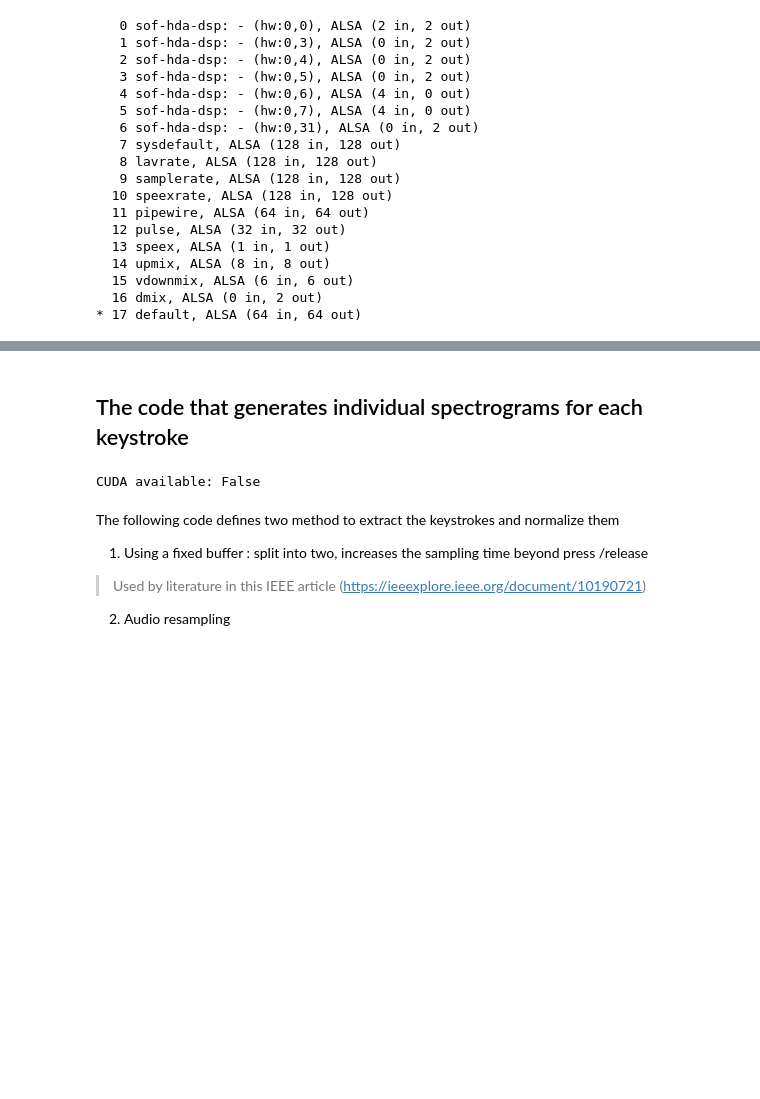
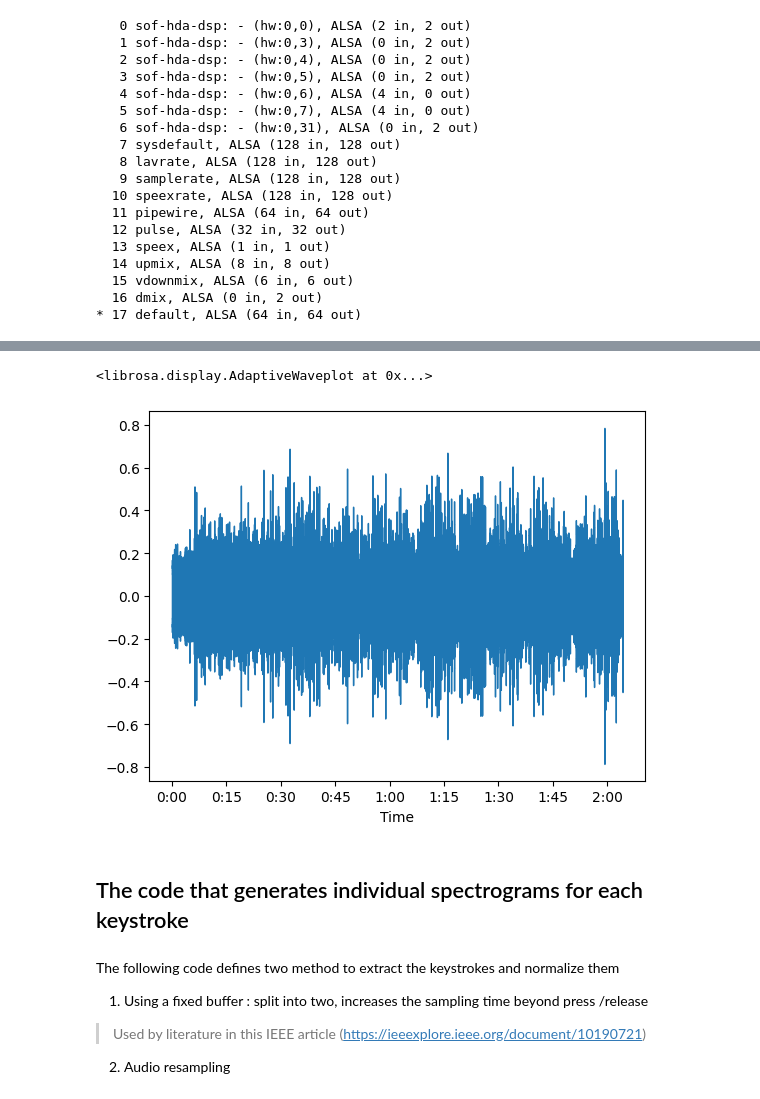
Before and after one commit to Oscar-T24/MAIS202-FinalProject, a Jupyter notebook: code/audio_sampling.ipynb, the cells around one changed output, grey strips where cells are left out. Cells and saved outputs as stored; diff of their text form; code cells hidden in the pictures; blank space fills up the shorter version.

```diff
--- a/code/audio_sampling.ipynb
+++ b/code/audio_sampling.ipynb
@@ -241,10 +422,16 @@ Average keystroke duration:  0.07669793333333332
+# %%
+#audio_data, sample_rate = sf.read("lenovo/audio.wav")
+#librosa.display.waveshow(audio_data,sr=sample_rate)
+
+###
+import librosa
+y, sr = librosa.load("lenovo/audio.wav")
+librosa.display.waveshow(y,sr=sr)
+# %% [output]
+<librosa.display.AdaptiveWaveplot at 0x...>
+[figure, added]
 # %% [markdown]
 ## The code that generates individual spectrograms for each keystroke
-# %%
-import torch
-print(f"CUDA available: {torch.cuda.is_available()}")
-# %% [output]
-CUDA available: False
 # %% [markdown]
 The following code defines two method to extract the keystrokes and normalize them
 
```
Also changed, not shown: parts of 13 cells of this notebook, 19 other files.
